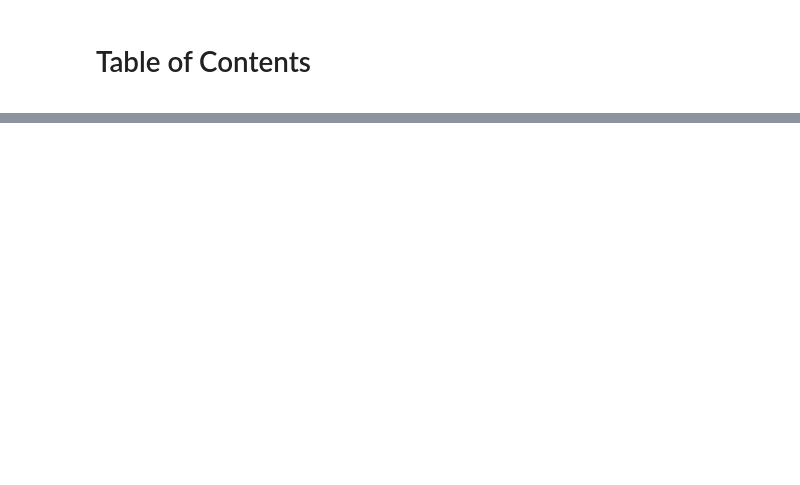
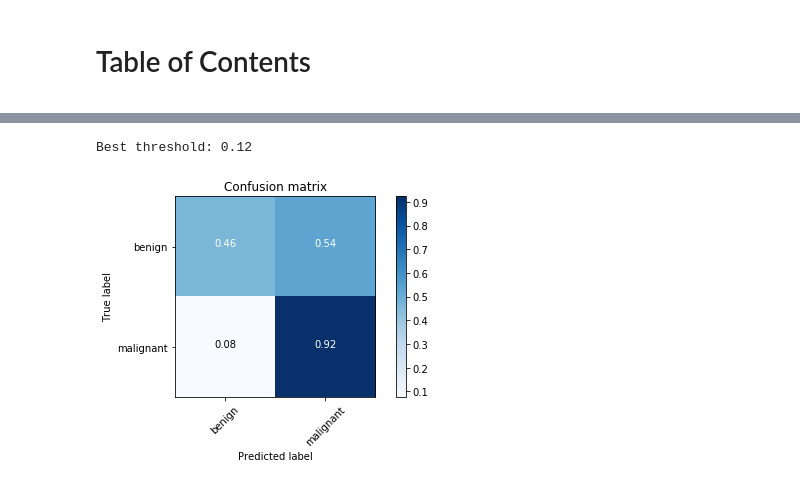
Before and after one commit to soheilpaper/dermatologist-ai, a Jupyter notebook: dermatologist-ai.ipynb, the cells around one changed output, grey strips where cells are left out. Drawn from its saved outputs; the diff is of its cells as text; code cells hidden in the pictures; blank space fills up the shorter version.

```diff
--- a/dermatologist-ai.ipynb
+++ b/dermatologist-ai.ipynb
@@ -172,0 +307,35 @@ optimizer_transfer = optim.Adagrad(model_transfer.classifier.parameters(), lr=0.
+# %%
+def step(x, threshold=0):
+    return np.sign(np.sign(x-threshold)+1)
+
+def minimum_cost_threshold(y_true, y_pred, costs=(1, 1)):
+    '''
+    Find the decision threshold that minimizes the cost of errors.
+
+    costs=(false_positive_cost, false_negative_cost)
+    '''
+    def error(x, costs):
+        return costs[0]*step(-x, 0.99) + costs[1]*step(x,0.99)
+    costs = np.array(costs)
+    costs = costs/np.sum(costs)
+    min_cost = np.inf
+    min_threshold = 0
+    for threshold in np.arange(0, 1, 0.001):
+        y_pred_bin = np.ceil(y_pred - threshold)
+#         cost = np.abs(y_true - y_pred_bin)*np.apply_along_axis(lambda i: costs[i[0]], 0, y_true)
+        cost = error(y_true-y_pred_bin, costs)
+        if np.mean(cost) < min_cost:
+#             print(cost[:10])
+            min_cost = np.mean(cost)
+            min_threshold = threshold
+    return min_threshold
+
+def plot_best_confusion_matrix(y_true, y_pred, costs=(1,1)):
+    threshold = minimum_cost_threshold(y_true, y_pred, costs=costs)
+    print('Best threshold: %0.2f' % threshold)
+    plot_confusion_matrix(y_true, y_pred, threshold, ['benign', 'malignant'])
+# %%
+plot_best_confusion_matrix(y_true[:, 0], predictions[:, 0], costs=(1,10))
+# %% [output]
+Best threshold: 0.12
+[figure, added]
```
Also changed, not shown: parts of 24 cells of this notebook.
